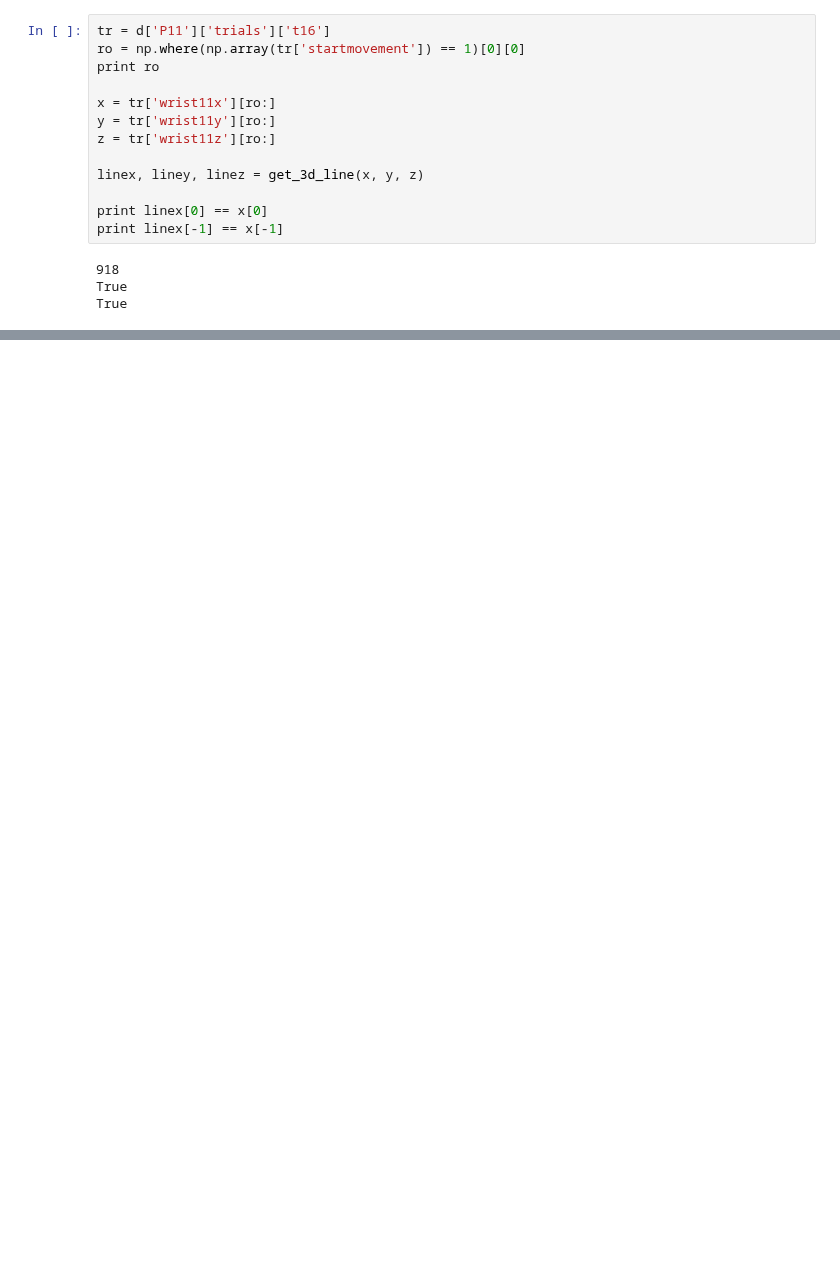
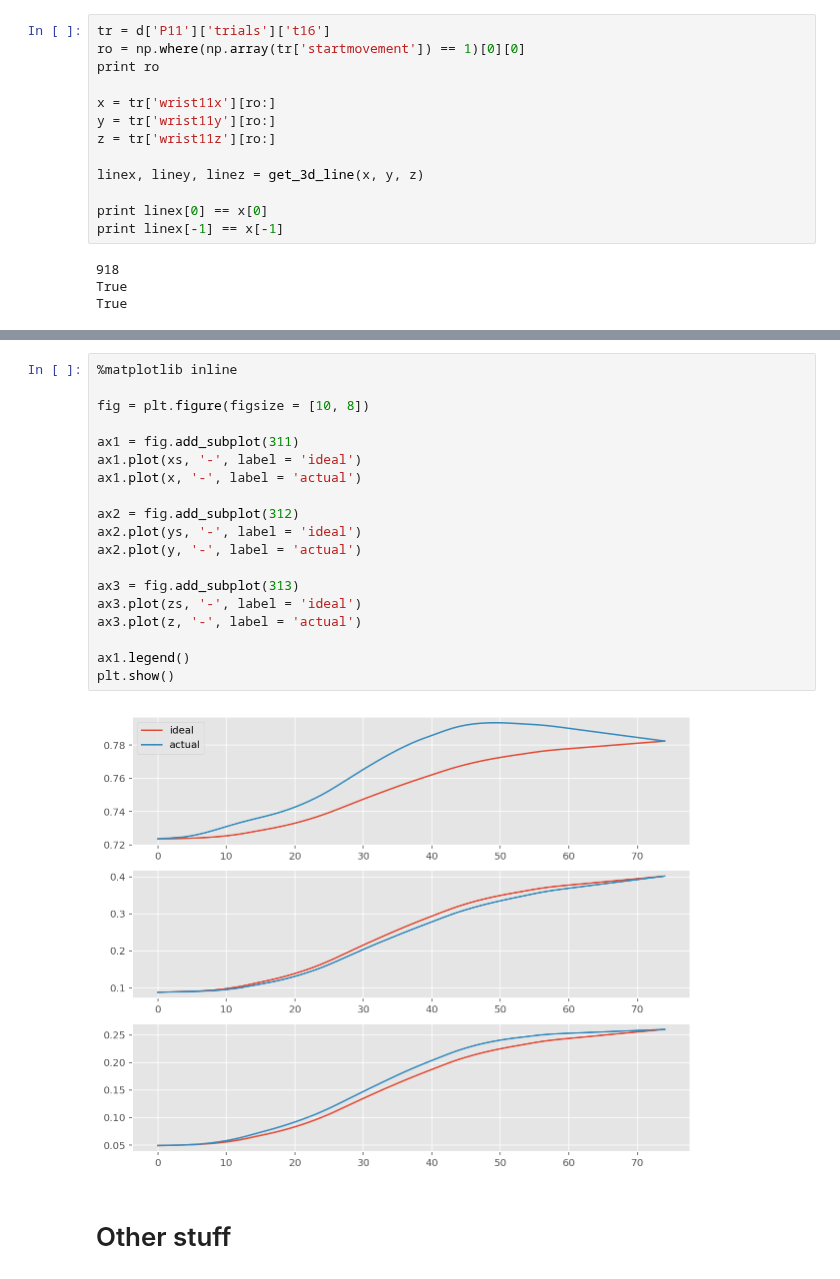
Before and after one commit to Roman-Belenya/perception_and_action, a Jupyter notebook: deviations.ipynb, the cells around one changed output, grey strips where cells are left out. Drawn from its saved outputs; the diff is of its cells as text; blank space fills up the shorter version.

```diff
--- a/deviations.ipynb
+++ b/deviations.ipynb
@@ -96,3 +157,26 @@ plt.show()
+# %%
+%matplotlib inline
+
+fig = plt.figure(figsize = [10, 8])
+
+ax1 = fig.add_subplot(311)
+ax1.plot(xs, '-', label = 'ideal')
+ax1.plot(x, '-', label = 'actual')
+
+ax2 = fig.add_subplot(312)
+ax2.plot(ys, '-', label = 'ideal')
+ax2.plot(y, '-', label = 'actual')
+
+ax3 = fig.add_subplot(313)
+ax3.plot(zs, '-', label = 'ideal')
+ax3.plot(z, '-', label = 'actual')
+
+ax1.legend()
+plt.show()
+# %% [output]
+[figure, added]
+# %% [markdown]
+# Other stuff
 # %%
 def get_intersect(l0, l1, p):
     l0x = l0[0]; l0y = l0[1]; l0z = l0[2]
```
Also changed, not shown: parts of 18 cells of this notebook.
